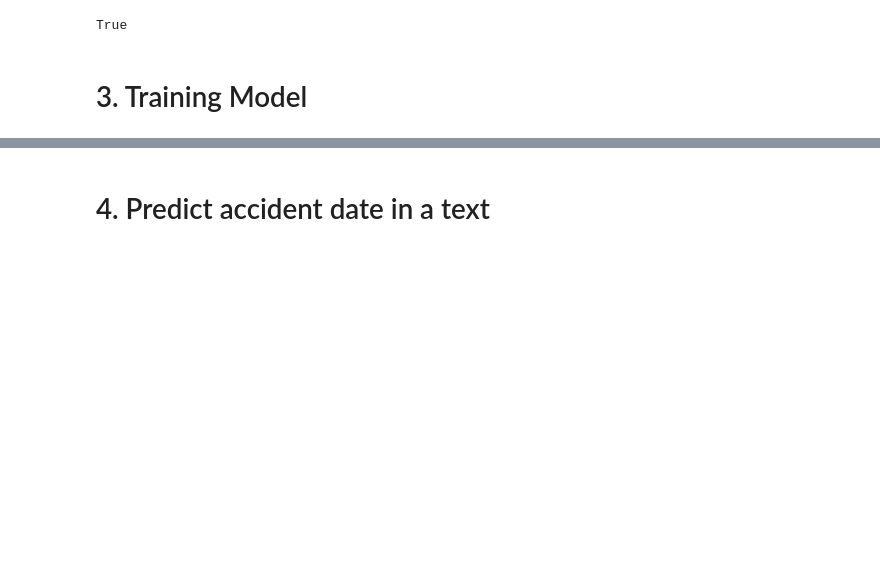
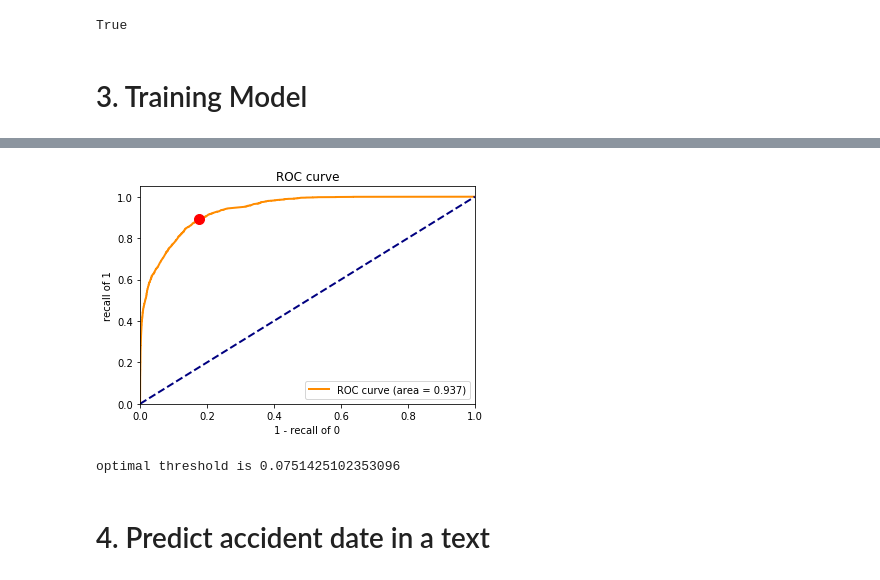
Before and after one commit to feiwu77777/Predilex_ENS_challenge, a Jupyter notebook: accident_data.ipynb, the cells around one changed output, grey strips where cells are left out. Saved outputs shown, nothing was run; the diff lists cells and outputs as text; code cells hidden in the pictures; blank space fills up the shorter version.

```diff
--- a/accident_data.ipynb
+++ b/accident_data.ipynb
@@ -174,7 +174,7 @@ for i in tqdm(range(len(tr_texts))):
             if dates[k]:
                 day, month, year = dates[k][0], dates[k][1], dates[k][2]
                 month = month.lower().replace('é', 'e').replace('û', 'u')
-                if month in months_str_to_int:
+                if (month in months_str_to_int) or (month in months_str_to_int.values()):
                     day, month = format_date(day, month)
                     date = f"{year}-{month}-{day}"
                     chunk = text[ind.start() - window: ind.end() + window]
@@ -183,3 +183,5 @@ for i in tqdm(range(len(tr_texts))):
 
                     if date == y_tr_df.iloc[i]['date_accident']: y_train.append(1)
                     else: y_train.append(0)
+# %%
+y_train = np.array(y_train)
@@ -227,10 +203,9 @@ random_state = 42
 
 param_grid = {
     'max_depth': [3, 5],
-    'learning_rate': [.01, .1],
-    'subsample': [.7, .9, 1],
-    'colsample_bytree': [.7, .9, 1],
+    'learning_rate': [.1],
+    'subsample': [.7, .9],
+    'colsample_bytree': [.7, .9],
 }
-classifier = XGBClassifier(random_state=random_state, scale_pos_weeight = num_neg/num_pos)
-classifier = perform_grid_search(classifier, param_grid)
+classifier, best_thresh, best_params = grid_search(x_train, y_train, param_grid)
 # %% [output]
@@ -261,4 +224,11 @@ XGBClassifier(base_score=0.5, booster=None, colsample_bylevel=1,
               validate_parameters=False, verbosity=None)
+# %%
+proba = classifier.predict_proba(x_train)
+# %%
+t, _ = find_opti_thresh(y_train, proba[:,1])
+# %% [output]
+[figure, added]
+optimal threshold is 0.0751425102353096
 # %% [markdown]
 # 4. Predict accident date in a text
 # %%
```
Also changed, not shown: parts of 24 cells of this notebook, 5 other files.
